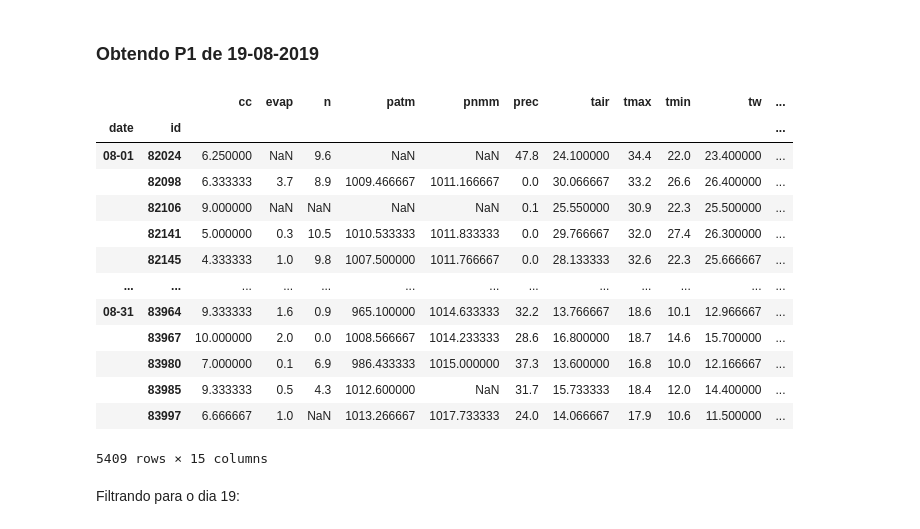
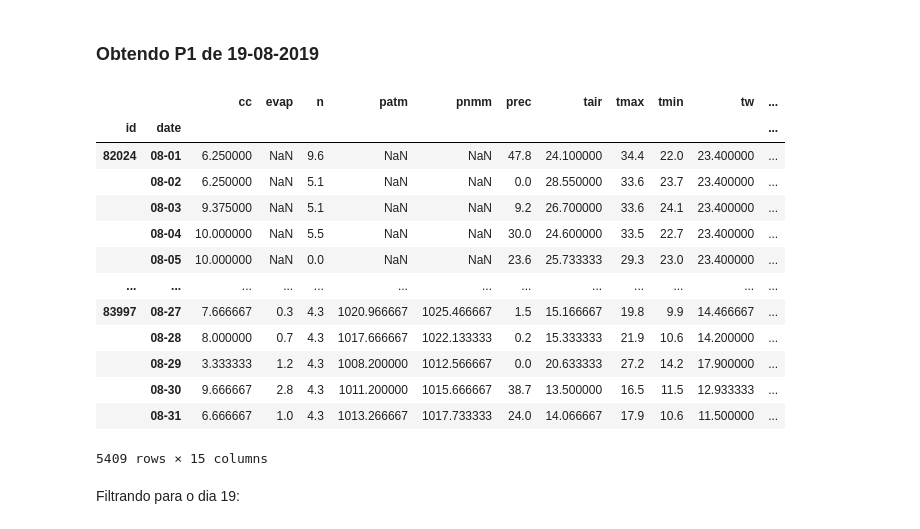
Before and after one commit to andrefellipe/ccd, a Jupyter notebook: baseline.ipynb, the cells around one changed output. Drawn from its saved outputs; the diff is of its cells as text; code cells hidden in the pictures.

```diff
--- a/baseline.ipynb
+++ b/baseline.ipynb
@@ -536,20 +536,21 @@ from google.colab import files
 # %% [markdown]
 ### Obtendo P1 de 19-08-2019
 # %%
-X = df_2019_pre_gp.groupby(['date','id']).mean()
+X = df_2019_pre_gp.groupby(['id','date']).mean()
+X = X.fillna(method='ffill')
 X
 # %% [output]
 |  |  | cc | evap | n | patm | pnmm | prec | tair | tmax | tmin | tw | ... |
-| date | id |  |  |  |  |  |  |  |  |  |  | ... |
-| 08-01 | 82024 | 6.250000 | NaN | 9.6 | NaN | NaN | 47.8 | 24.100000 | 34.4 | 22.0 | 23.400000 | ... |
-|  | 82098 | 6.333333 | 3.7 | 8.9 | 1009.466667 | 1011.166667 | 0.0 | 30.066667 | 33.2 | 26.6 | 26.400000 | ... |
-|  | 82106 | 9.000000 | NaN | NaN | NaN | NaN | 0.1 | 25.550000 | 30.9 | 22.3 | 25.500000 | ... |
-|  | 82141 | 5.000000 | 0.3 | 10.5 | 1010.533333 | 1011.833333 | 0.0 | 29.766667 | 32.0 | 27.4 | 26.300000 | ... |
-|  | 82145 | 4.333333 | 1.0 | 9.8 | 1007.500000 | 1011.766667 | 0.0 | 28.133333 | 32.6 | 22.3 | 25.666667 | ... |
+| id | date |  |  |  |  |  |  |  |  |  |  | ... |
+| 82024 | 08-01 | 6.250000 | NaN | 9.6 | NaN | NaN | 47.8 | 24.100000 | 34.4 | 22.0 | 23.400000 | ... |
+|  | 08-02 | 6.250000 | NaN | 5.1 | NaN | NaN | 0.0 | 28.550000 | 33.6 | 23.7 | 23.400000 | ... |
+|  | 08-03 | 9.375000 | NaN | 5.1 | NaN | NaN | 9.2 | 26.700000 | 33.6 | 24.1 | 23.400000 | ... |
+|  | 08-04 | 10.000000 | NaN | 5.5 | NaN | NaN | 30.0 | 24.600000 | 33.5 | 22.7 | 23.400000 | ... |
+|  | 08-05 | 10.000000 | NaN | 0.0 | NaN | NaN | 23.6 | 25.733333 | 29.3 | 23.0 | 23.400000 | ... |
 | ... | ... | ... | ... | ... | ... | ... | ... | ... | ... | ... | ... | ... |
-| 08-31 | 83964 | 9.333333 | 1.6 | 0.9 | 965.100000 | 1014.633333 | 32.2 | 13.766667 | 18.6 | 10.1 | 12.966667 | ... |
-|  | 83967 | 10.000000 | 2.0 | 0.0 | 1008.566667 | 1014.233333 | 28.6 | 16.800000 | 18.7 | 14.6 | 15.700000 | ... |
-|  | 83980 | 7.000000 | 0.1 | 6.9 | 986.433333 | 1015.000000 | 37.3 | 13.600000 | 16.8 | 10.0 | 12.166667 | ... |
-|  | 83985 | 9.333333 | 0.5 | 4.3 | 1012.600000 | NaN | 31.7 | 15.733333 | 18.4 | 12.0 | 14.400000 | ... |
-|  | 83997 | 6.666667 | 1.0 | NaN | 1013.266667 | 1017.733333 | 24.0 | 14.066667 | 17.9 | 10.6 | 11.500000 | ... |
+| 83997 | 08-27 | 7.666667 | 0.3 | 4.3 | 1020.966667 | 1025.466667 | 1.5 | 15.166667 | 19.8 | 9.9 | 14.466667 | ... |
+|  | 08-28 | 8.000000 | 0.7 | 4.3 | 1017.666667 | 1022.133333 | 0.2 | 15.333333 | 21.9 | 10.6 | 14.200000 | ... |
+|  | 08-29 | 3.333333 | 1.2 | 4.3 | 1008.200000 | 1012.566667 | 0.0 | 20.633333 | 27.2 | 14.2 | 17.900000 | ... |
+|  | 08-30 | 9.666667 | 2.8 | 4.3 | 1011.200000 | 1015.666667 | 38.7 | 13.500000 | 16.5 | 11.5 | 12.933333 | ... |
+|  | 08-31 | 6.666667 | 1.0 | 4.3 | 1013.266667 | 1017.733333 | 24.0 | 14.066667 | 17.9 | 10.6 | 11.500000 | ... |
 5409 rows × 15 columns
```
Also changed, not shown: parts of 7 cells of this notebook.
